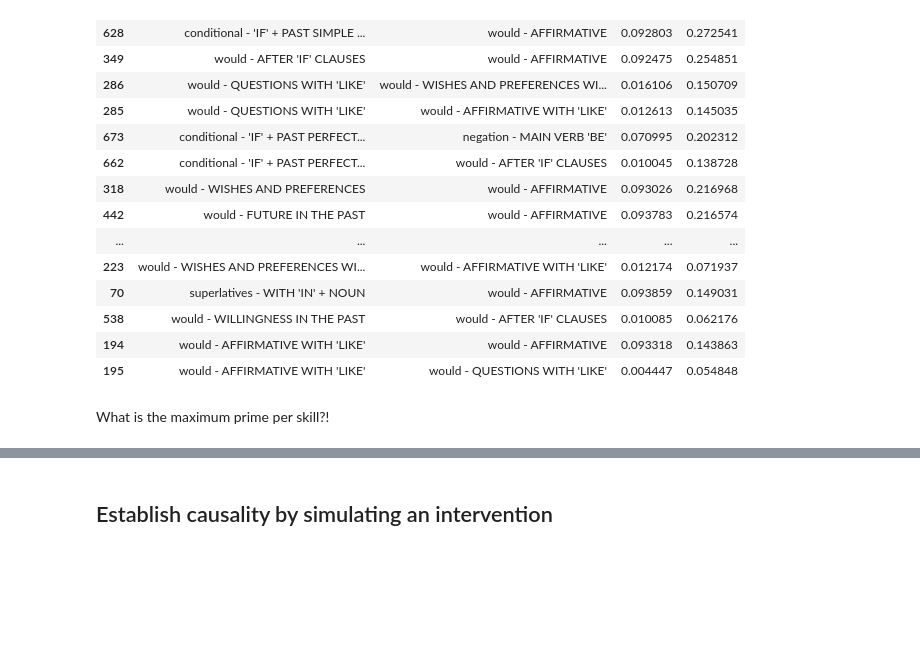
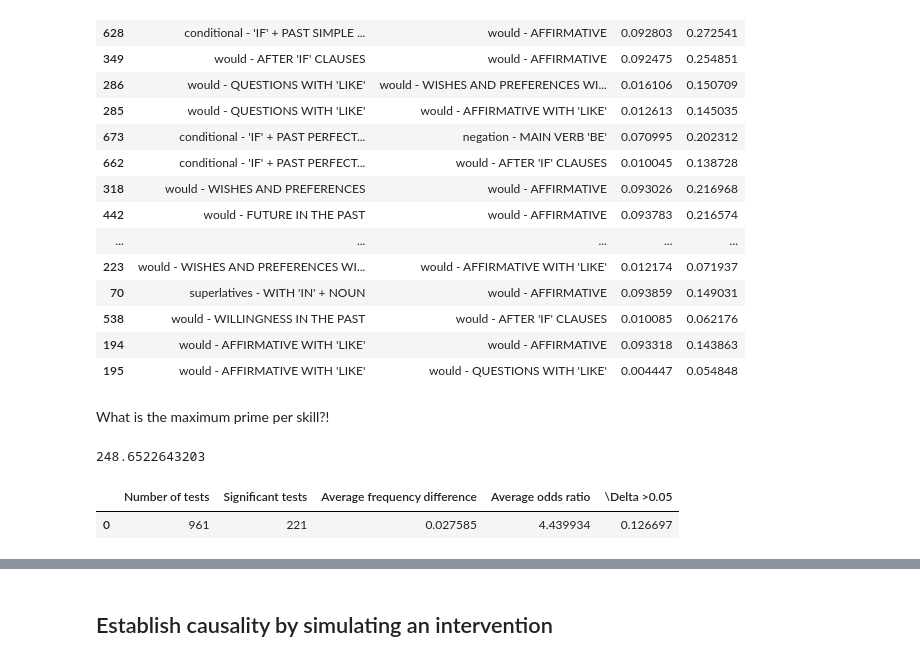
Before and after one commit to shivster2000/grammarctg, a Jupyter notebook: experiments/020_priming.ipynb, the cells around one changed output, grey strips where cells are left out. Saved outputs shown, nothing was run; the diff lists cells and outputs as text; code cells hidden in the pictures; blank space fills up the shorter version.

```diff
--- a/experiments/020_priming.ipynb
+++ b/experiments/020_priming.ipynb
@@ -234,3 +204,18 @@ all_stats[(all_stats['p']<alpha) & (all_stats['p1-p2']>0.05)].sort_values("p1-p2
 | 195 | would - AFFIRMATIVE WITH 'LIKE' | would - QUESTIONS WITH 'LIKE' | 0.004447 | 0.054848 |
 # %% [markdown]
 What is the maximum prime per skill?!
+# %%
+max(all_stats[(all_stats['p']<alpha)]['OR'])
+# %% [output]
+248.6522643203
+# %%
+df = pd.DataFrame({"Number of tests": [len(all_stats)],
+             "Significant tests": [len(all_stats[all_stats['p']<alpha])],
+              "Average frequency difference": [np.mean(all_stats[all_stats['p']<alpha]['p1-p2'])],
+              "Average odds ratio": [np.mean(all_stats[all_stats['p']<alpha]['OR'])],
+              "\Delta >0.05": [np.mean(all_stats[all_stats['p']<alpha]['p1-p2']>0.05)],
+             }).reset_index(drop=True)
+df
+# %% [output]
+|  | Number of tests | Significant tests | Average frequency difference | Average odds ratio | \Delta >0.05 |
+| 0 | 961 | 221 | 0.027585 | 4.439934 | 0.126697 |
```
Also changed, not shown: parts of 16 cells of this notebook, 1 other file.
